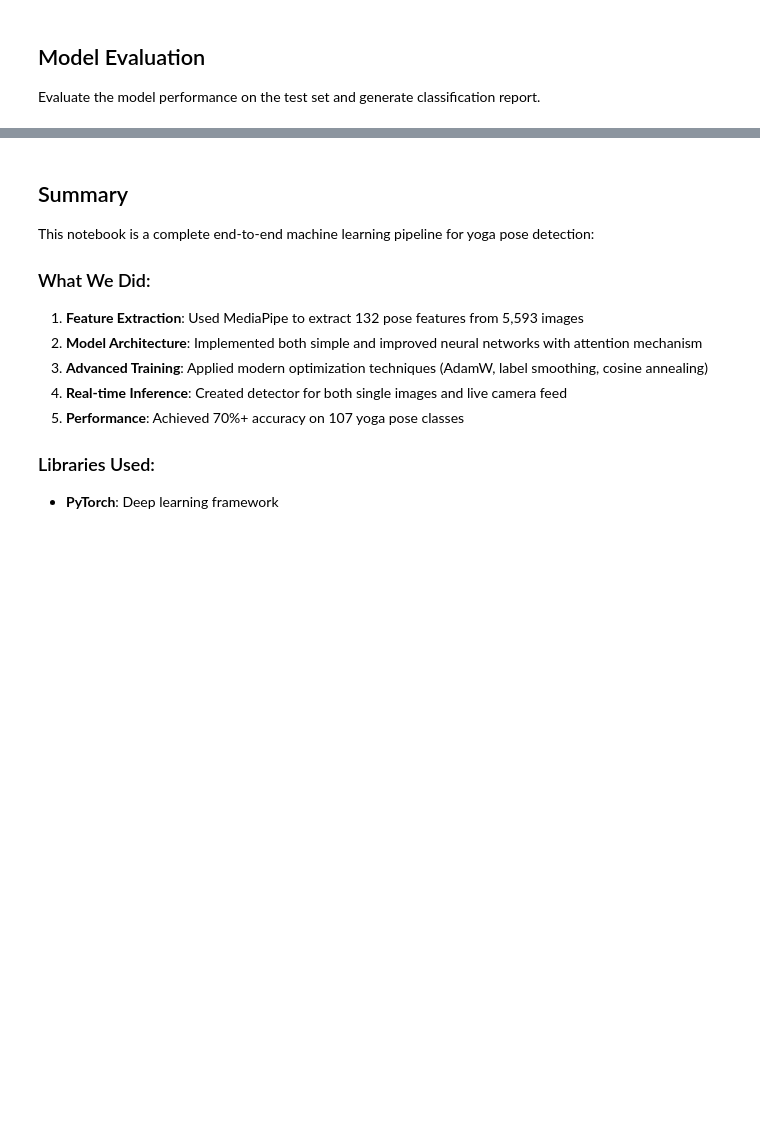
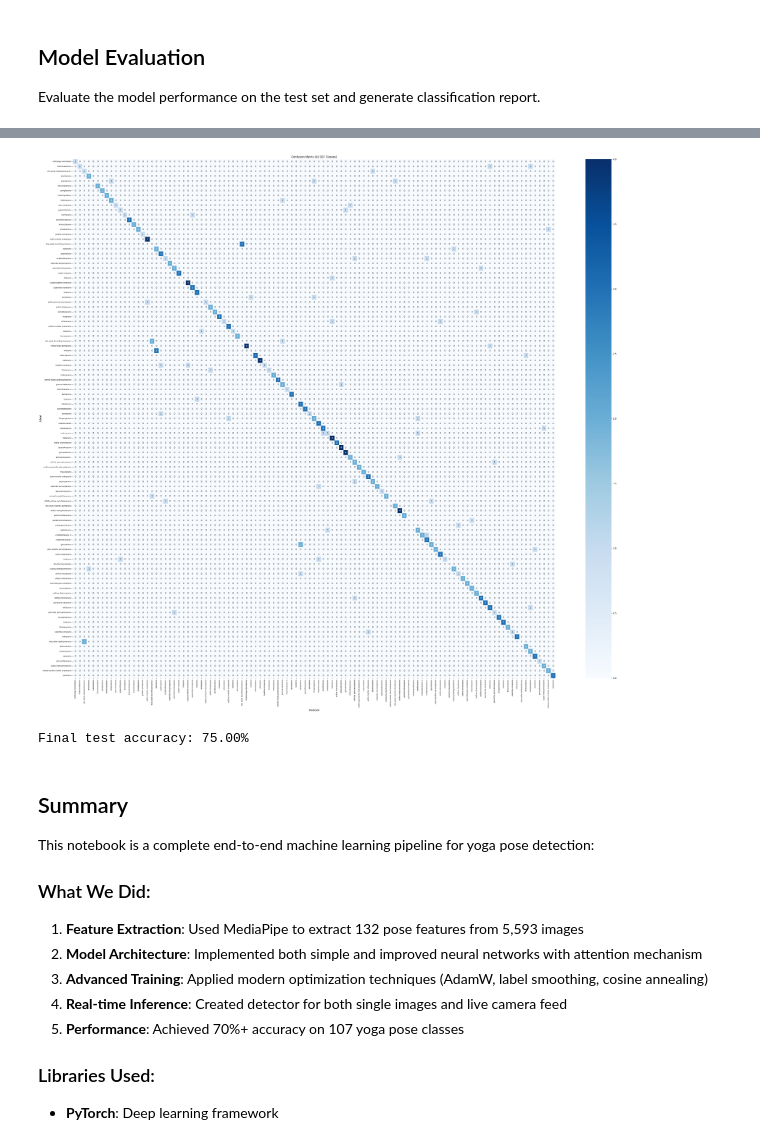
Before and after one commit to shubhpsd/yoga-pose-detection, a Jupyter notebook: yoga_pose_detection_complete.ipynb, the cells around one changed output, grey strips where cells are left out. Drawn from its saved outputs; the diff is of its cells as text; code cells hidden in the pictures; blank space fills up the shorter version.

```diff
--- a/yoga_pose_detection_complete.ipynb
+++ b/yoga_pose_detection_complete.ipynb
@@ -913,0 +857,66 @@ Final test accuracy: 75.09%
+# %%
+def evaluate_model(trainer):
+    """Evaluate model on test set"""
+    trainer.model.eval()
+
+    all_predictions = []
+    all_targets = []
+
+    with torch.no_grad():
+        for data, target in trainer.test_loader:
+            data, target = data.to(trainer.device), target.to(trainer.device)
+            output = trainer.model(data)
+            pred = output.argmax(dim=1)
+
+            all_predictions.extend(pred.cpu().numpy())
+            all_targets.extend(target.cpu().numpy())
+
+    # Calculate accuracy
+    test_accuracy = 100.0 * sum(p == t for p, t in zip(all_predictions, all_targets)) / len(all_targets)
+
+    print(f"Test Accuracy: {test_accuracy:.2f}%")
+
+    # Load class names
+    with open('pose_dataset_classes.json', 'r') as f:
+        class_mapping = json.load(f)
+
+    class_names = [class_mapping[str(i)] for i in range(len(class_mapping))]
+
+    # Get unique classes that appear in test set
+    unique_labels = sorted(list(set(all_targets + all_predictions)))
+    filtered_class_names = [class_names[i] for i in unique_labels]
+    total_classes = len(unique_labels)
+
+    print(f"\nFound {total_classes} unique classes in test set (out of 107 total classes)")
+
+    # Classification report
+    print("\nClassification Report:")
+    print(classification_report(all_targets, all_predictions, labels=unique_labels, target_names=filtered_class_names, zero_division=0))
+
+    # Confusion matrix for all classes
+    cm = confusion_matrix(all_targets, all_predictions, labels=unique_labels)
+
+    # Create a large figure to fit all classes
+    plt.figure(figsize=(40, 35))  # Increase figure size to accommodate all classes
+
+    sns.heatmap(cm, annot=True, fmt='d', cmap='Blues',
+               xticklabels=filtered_class_names, yticklabels=filtered_class_names)
+    plt.title(f'Confusion Matrix (All {total_classes} Classes)')
+    plt.xlabel('Predicted')
+    plt.ylabel('Actual')
+
+    # Adjust tick parameters for better readability
+    plt.xticks(rotation=90, fontsize=8)
+    plt.yticks(rotation=0, fontsize=8)
+
+    plt.tight_layout()
+    plt.savefig('full_confusion_matrix.png', dpi=300, bbox_inches='tight')
+    plt.show()
+
+    return test_accuracy
+
+# Evaluate the model (run after training)
+if 'trainer' in locals():
+    test_accuracy = evaluate_model(trainer)
+    print(f"Final test accuracy: {test_accuracy:.2f}%")
+# %% [output]
@@ -914,3 +940,5 @@ Final test accuracy: 75.09%
+[figure, added]
+Final test accuracy: 75.00%
 # %% [markdown]
 ## Summary
 
```
Also changed, not shown: parts of 6 cells of this notebook, 6 other files.
